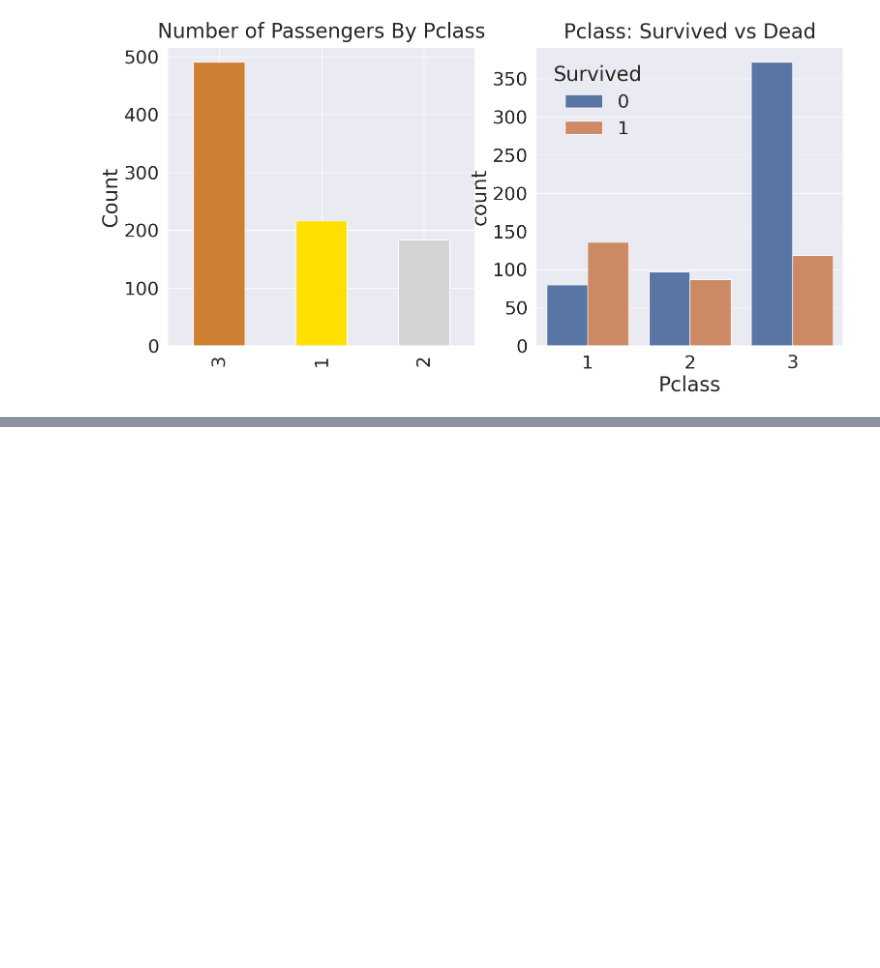
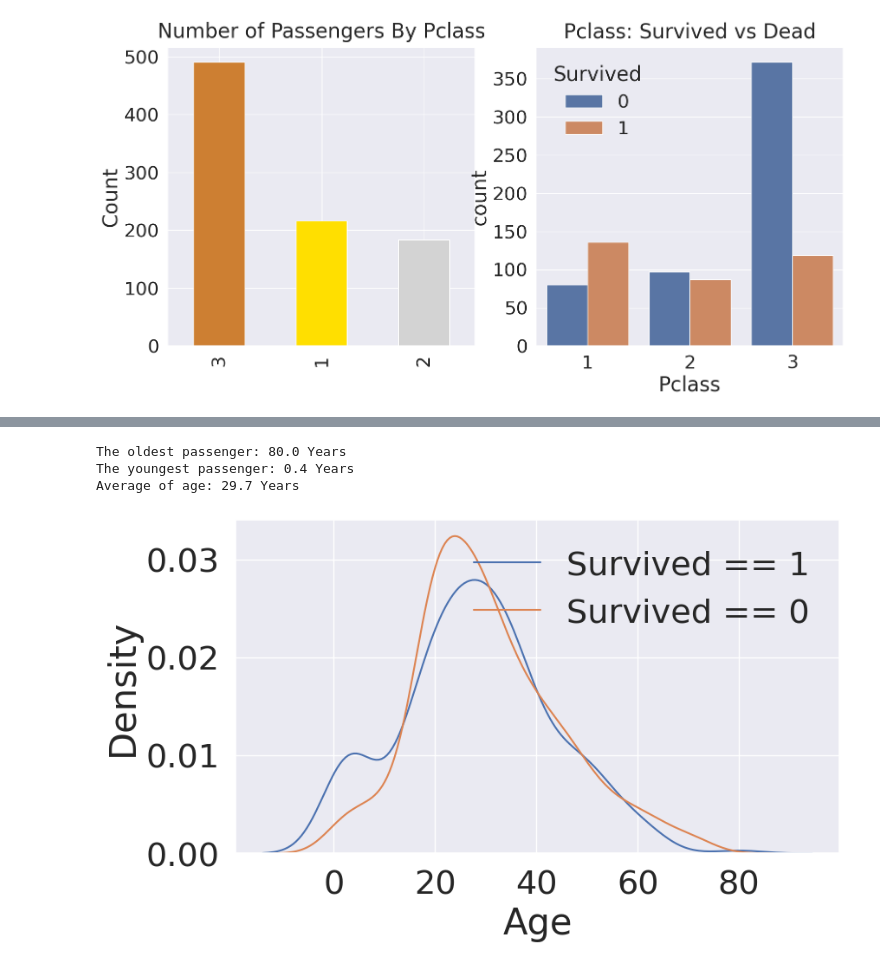
Before and after one commit to greedypelican/git-kaggle, a Jupyter notebook: Titanic/Titanic.ipynb, the cells around one changed output, grey strips where cells are left out. Saved outputs shown, nothing was run; the diff lists cells and outputs as text; code cells hidden in the pictures; blank space fills up the shorter version.

```diff
--- a/Titanic/Titanic.ipynb
+++ b/Titanic/Titanic.ipynb
@@ -143,0 +176,16 @@ plt.show()
+# %%
+print('The oldest passenger: {:.1f} Years'.format(df_train['Age'].max()))
+print('The youngest passenger: {:.1f} Years'.format(df_train['Age'].min()))
+print('Average of age: {:.1f} Years'.format(df_train['Age'].mean()))
+# %% [output]
+The oldest passenger: 80.0 Years
+The youngest passenger: 0.4 Years
+Average of age: 29.7 Years
+# %%
+fig, ax = plt.subplots(1, 1, figsize=(9, 5))
+sns.kdeplot(df_train[df_train['Survived'] == 1]['Age'], ax=ax)
+sns.kdeplot(df_train[df_train['Survived'] == 0]['Age'], ax=ax)
+plt.legend(['Survived == 1', 'Survived == 0'])
+plt.show()
+# %% [output]
+[figure, added]
```
Also changed, not shown: parts of 16 cells of this notebook.
